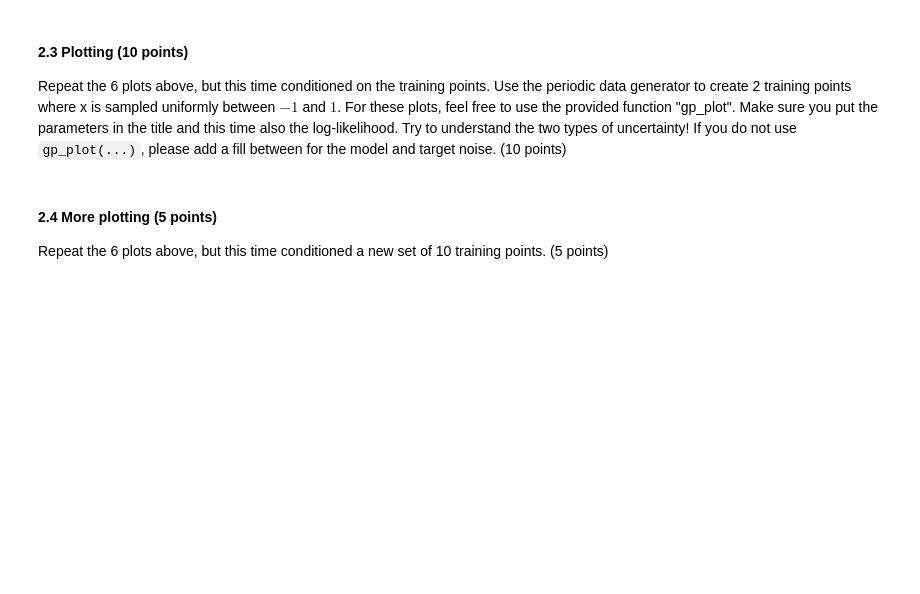
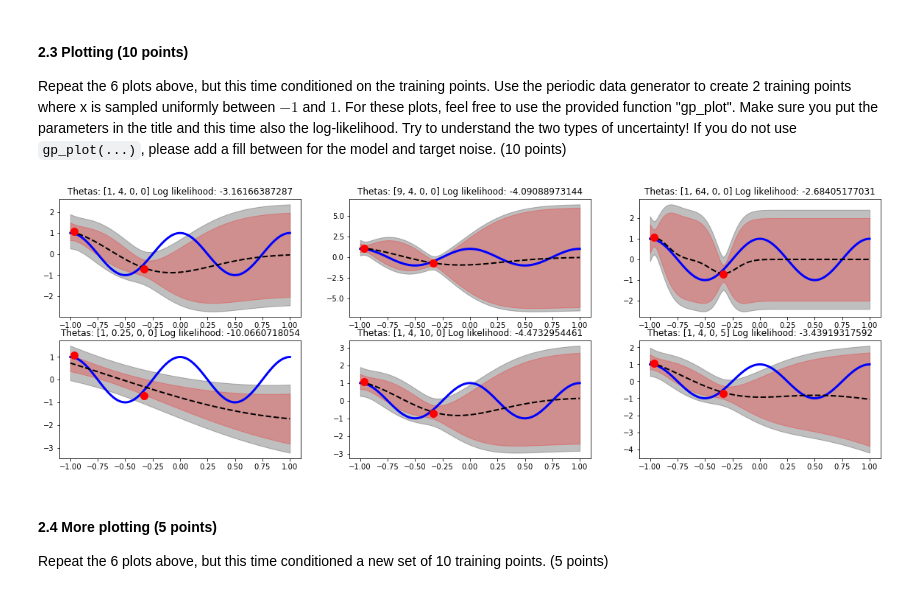
Before and after one commit to Lukx19/UvA-ML1, a Jupyter notebook: 10158006_10185453_11896493_lab3.ipynb, the cells around one changed output. Drawn from its saved outputs; the diff is of its cells as text; code cells hidden in the pictures; blank space fills up the shorter version.

```diff
--- a/10158006_10185453_11896493_lab3.ipynb
+++ b/10158006_10185453_11896493_lab3.ipynb
@@ -249,27 +249,31 @@ def gp_plot( x_test, y_test, mean_test, var_test, x_train, t_train, theta, beta
     plt.fill_between(x_test, mean_test+2*std_model,mean_test-2*std_model, color='r', alpha=0.25)
     plt.plot(x_train, t_train, 'ro', ms=10)
 # %%
-def plot_subplots(N, test_N):
+def plot_subplots(N):
     n = 2
     m = 3
     sigma = 0.2
     beta  = 1.0 / pow(sigma, 2)
     N_test = 100
     x_train = np.random.uniform(-1, 1, N)
     y_train = true_mean_function(x_train)
     t_train = add_noise(y_train, sigma)
     f, axarr = plt.subplots(n, m)
     x_test = np.linspace(-1, 1, N_test)
     mu_test = np.zeros(N_test)
     y_test = true_mean_function(x_test)
     for i in range(n):
         for j in range(m):
             mu_test, var_test, C = gp_predictive_distribution(x_train, t_train, x_test, all_thetas[j + i*3], beta, C=None)
             loglikeli, C, invC = gp_log_likelihood(x_train, t_train, all_thetas[j + i*3], beta, C=None, invC=None)
             axarr[i, j].set_title("Values of theta: " + str(all_thetas[j + i*3]))
             plt.subplot(331 + j + i*3)
             gp_plot(x_test, y_test, mu_test, var_test, x_train, t_train, all_thetas[j + i*3], beta)
             plt.title("Thetas: " + str(all_thetas[j + i*3]) + " Log likelihood: " + str(loglikeli))
+
+plot_subplots(2)
+# %% [output]
+[figure, added]
 # %% [markdown]
 #### 2.4 More plotting (5 points)
 Repeat the 6 plots above, but this time conditioned a new set of 10 training points. (5 points)
```
Also changed, not shown: parts of 3 cells of this notebook.
